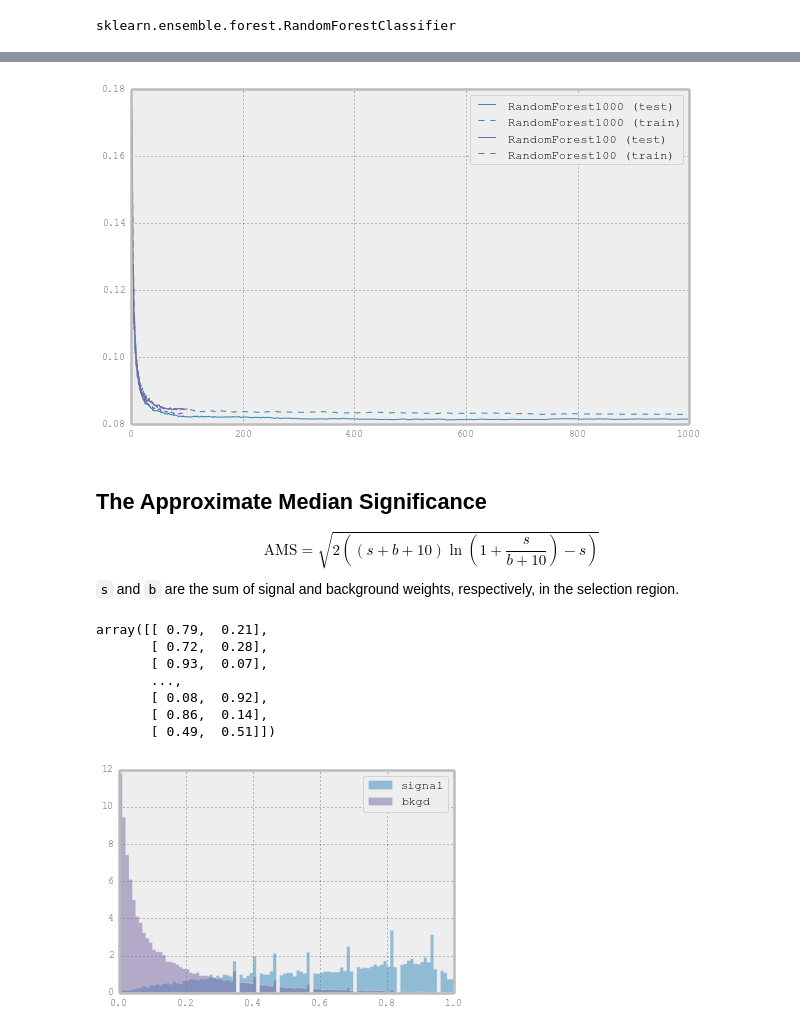
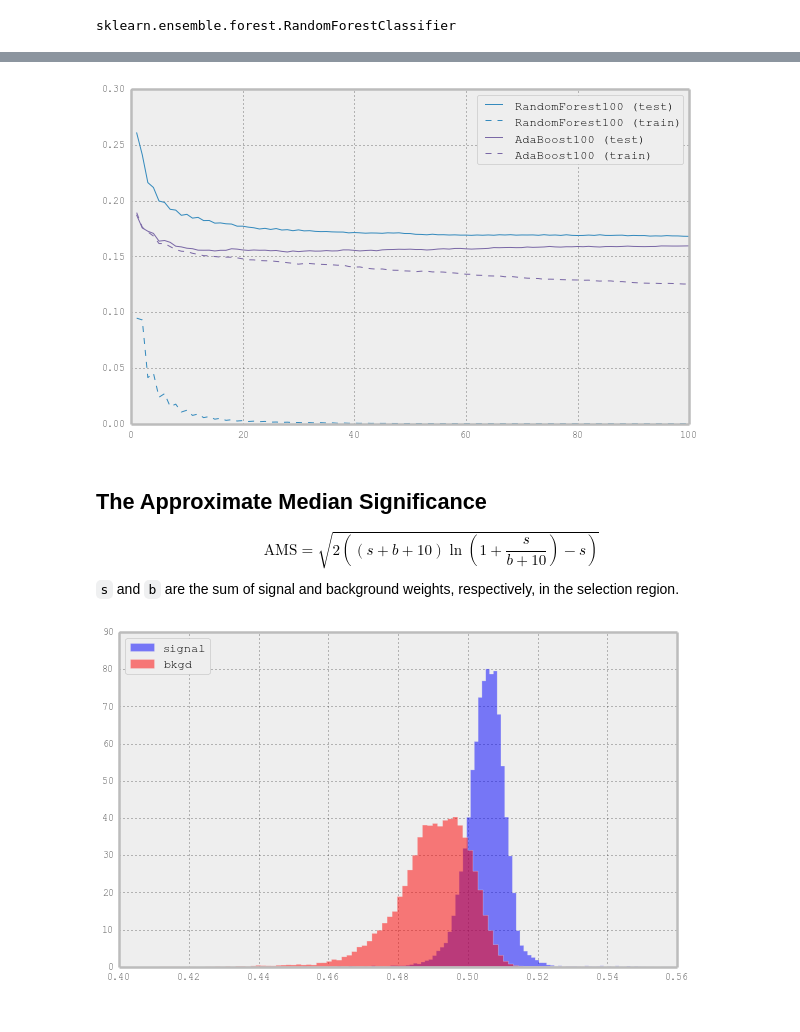
Before and after one commit to Djabbz/SOS14_practical_session, a Jupyter notebook: SOS.ipynb, the cells around one changed output, grey strips where cells are left out. Drawn from its saved outputs; the diff is of its cells as text; code cells hidden in the pictures.

```diff
--- a/SOS.ipynb
+++ b/SOS.ipynb
@@ -177,7 +180,14 @@ random_forest_bad = SOS.load_model('rf_100.pickle') #ens.RandomForestClassifier(
+# %%
+adaboost = ens.AdaBoostClassifier(n_estimators=100,
+                                  base_estimator=tree.DecisionTreeClassifier(max_depth=3)
+                                  ).fit(train_X, train_Y, sample_weight=train_W)
 # %%
-SOS.learning_curve_plot({'RandomForest1000': random_forest_weighted, 'RandomForest100': random_forest_bad}, train_X, train_Y, valid_X, valid_Y, log_scale=False, weights=valid_W.values)
+SOS.learning_curve_plot({'RandomForest100': random_forest, 'AdaBoost100': adaboost},
+                        valid_X, valid_Y, valid_W,
+                        train_X, train_Y, train_W,
+                        log_scale=False)
 # %% [output]
-[figure, old version]
+[figure, new version]
 # %% [markdown]
 ## The Approximate Median Significance
 $$
@@ -185,5 +195,8 @@ $$
     10} \right) - s \right) }
 $$
 `s` and `b` are the sum of signal and background weights, respectively, in the selection region.
+# %%
+_, valid_Y, unnormalized_valid_W = data.get_data_fold('valid', normed_weights=False)
+weight_factor = float(data.shape[0]) / valid_X.shape[0]
 # %%
-valid_scores = random_forest_bad.predict_proba(valid_X)
+ab_valid_scores = adaboost.predict_proba(valid_X)
@@ -193,10 +202,0 @@ weight_factor = float(train_data.shape[0]) / valid_X.shape[0]
-# %%
-valid_scores
-# %% [output]
-array([[ 0.79,  0.21],
-       [ 0.72,  0.28],
-       [ 0.93,  0.07],
-       ...,
-       [ 0.08,  0.92],
-       [ 0.86,  0.14],
-       [ 0.49,  0.51]])
@@ -203,5 +205,5 @@ array([[ 0.79,  0.21],
 # %%
+SOS.hist_scores(ab_valid_scores, valid_Y, weights=unnormalized_valid_W)
 # the options by default are (bins=100, normed=True, histtype='stepfilled')
-SOS.hist_scores(valid_scores, valid_Y.values, weights=W.values)
 # %% [output]
-[figure, old version]
+[figure, new version]
```
Also changed, not shown: parts of 37 cells of this notebook, 1 other file.
